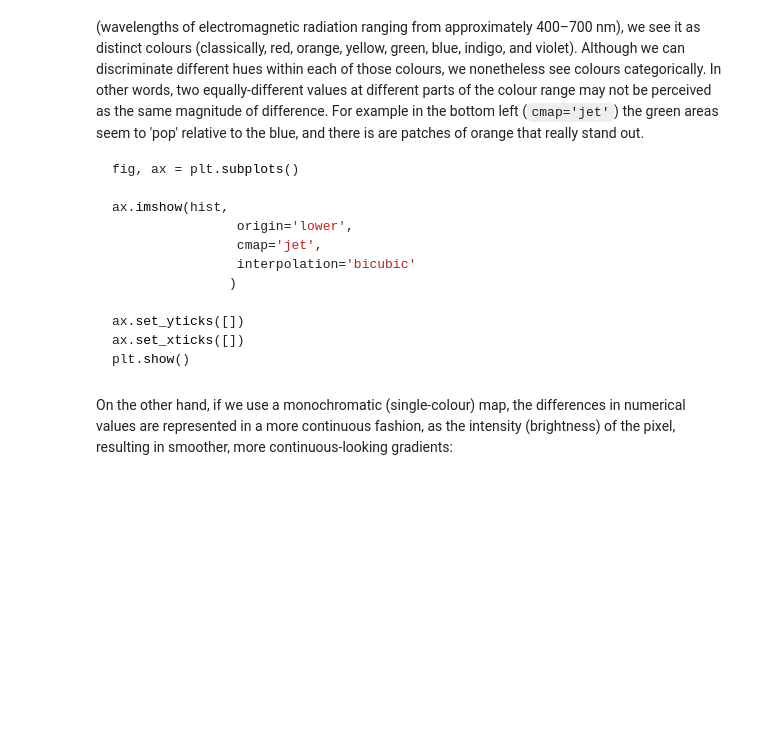
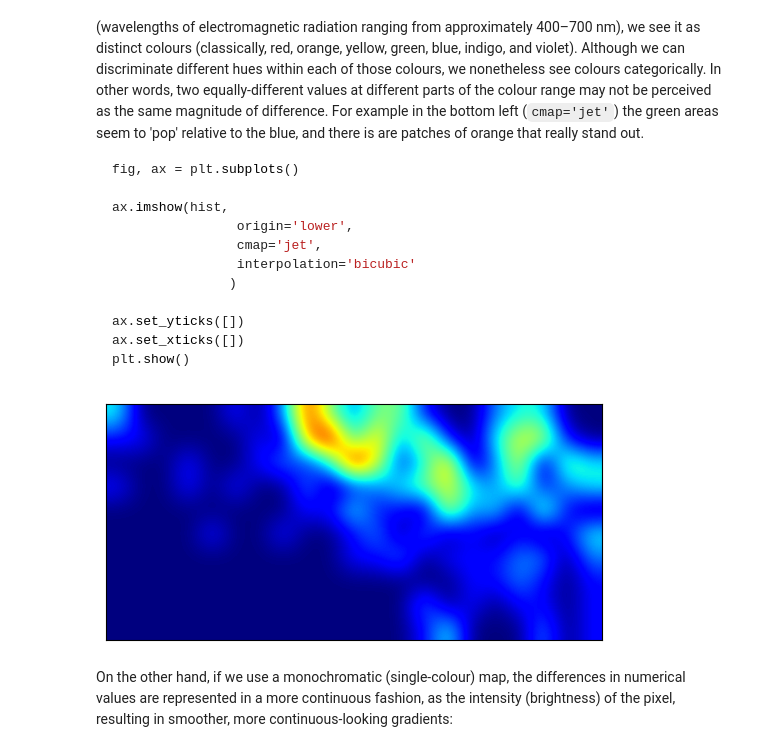
Before and after one commit to dm748329/Single-Unit-Data, a Jupyter notebook: 3 - heat_maps.ipynb, the cells around one changed output. Cells and saved outputs as stored; diff of their text form; code cells hidden in the pictures; blank space fills up the shorter version.

```diff
--- a/3 - heat_maps.ipynb
+++ b/3 - heat_maps.ipynb
@@ -418,6 +509,16 @@ ax.set_yticks([])
 ax.set_xticks([])
 plt.show()
 ~~~
+# %%
+fig, ax = plt.subplots()
+
+ax.imshow(hist, origin='lower', cmap='jet', interpolation='bicubic')
+
+ax.set_yticks([])
+ax.set_xticks([])
+plt.show()
+# %% [output]
+[figure, added]
 # %% [markdown]
 On the other hand, if we use a monochromatic (single-colour) map, the differences in numerical values are represented in a more continuous fashion, as the intensity (brightness) of the pixel, resulting in smoother, more continuous-looking gradients:
 # %% [markdown]
```
Also changed, not shown: parts of 6 cells of this notebook.
